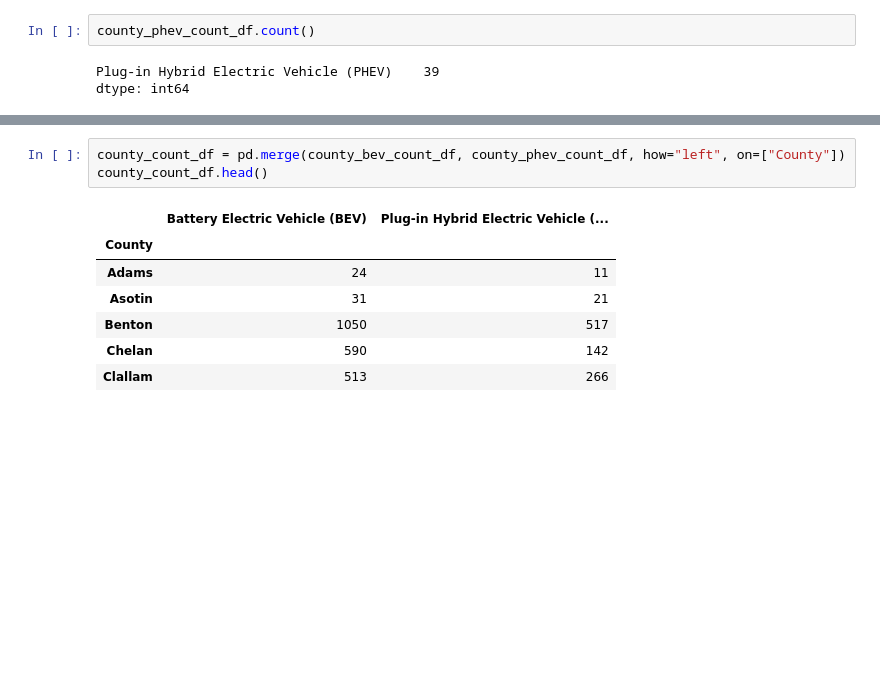
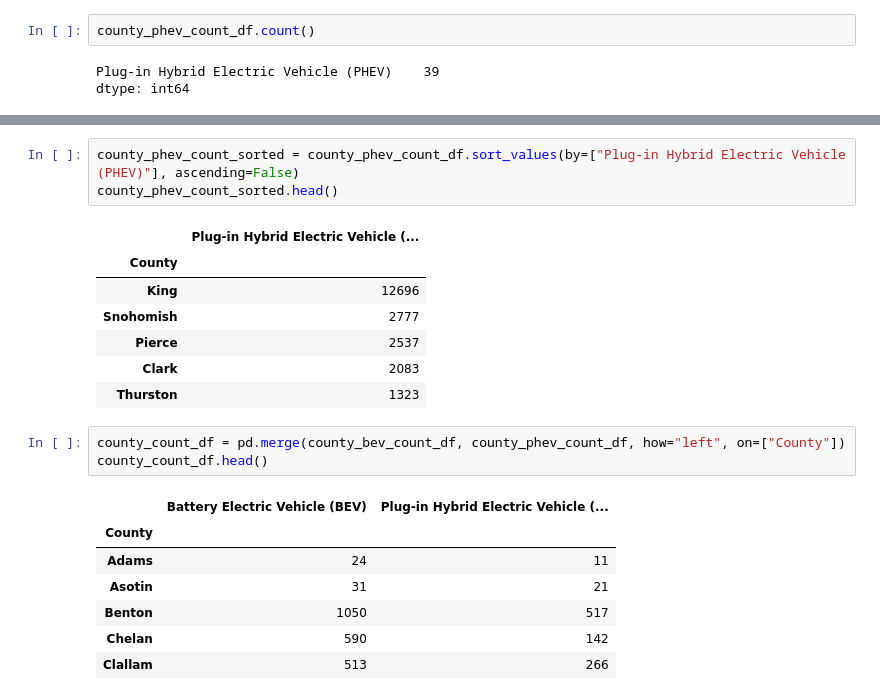
Before and after one commit to eedmondson3/Data_Detectives, a Jupyter notebook: YL_County_EVTCount_Graph.ipynb, the cells around one changed output, grey strips where cells are left out. Drawn from its saved outputs; the diff is of its cells as text; blank space fills up the shorter version.

```diff
--- a/YL_County_EVTCount_Graph.ipynb
+++ b/YL_County_EVTCount_Graph.ipynb
@@ -54,3 +65,14 @@ dtype: int64
+# %%
+county_phev_count_sorted = county_phev_count_df.sort_values(by=["Plug-in Hybrid Electric Vehicle (PHEV)"], ascending=False)
+county_phev_count_sorted.head()
+# %% [output]
+|  | Plug-in Hybrid Electric Vehicle (... |
+| County |  |
+| King | 12696 |
+| Snohomish | 2777 |
+| Pierce | 2537 |
+| Clark | 2083 |
+| Thurston | 1323 |
 # %%
 county_count_df = pd.merge(county_bev_count_df, county_phev_count_df, how="left", on=["County"])
 county_count_df.head()
```
Also changed, not shown: parts of 1 cell of this notebook.
